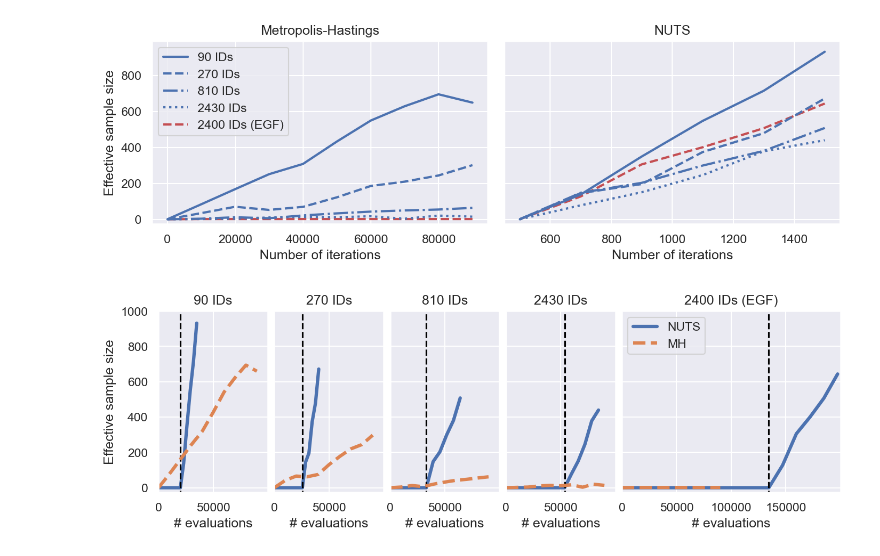
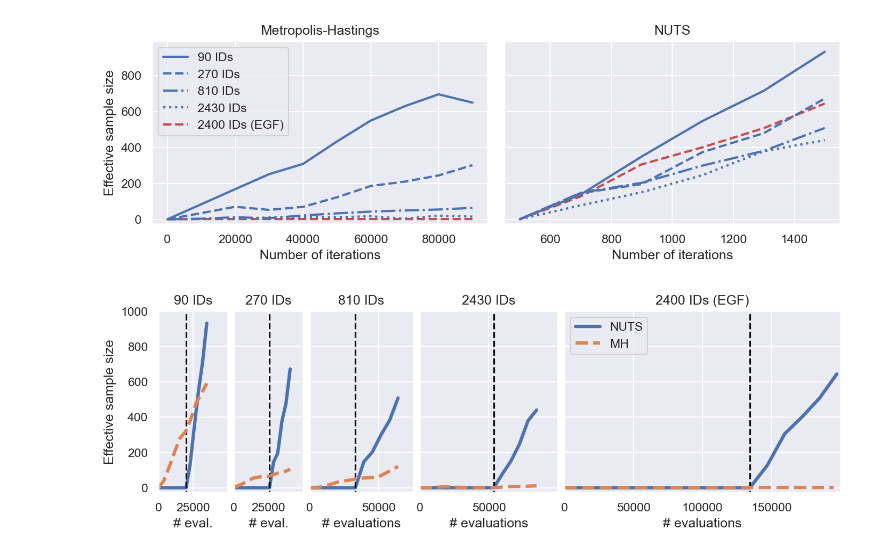
Before and after one commit to DavAug/filter-inference, a Jupyter notebook: results/2_egf_pathway/results.ipynb, the cells around one changed output. Saved outputs shown, nothing was run; the diff lists cells and outputs as text; code cells hidden in the pictures.

```diff
--- a/results/2_egf_pathway/results.ipynb
+++ b/results/2_egf_pathway/results.ipynb
@@ -1012,7 +1012,7 @@ plt.show()
 fontsize = 11
 my_dpi = 192
 fig = plt.figure(figsize=(2250 // my_dpi, 600 // my_dpi), dpi=150)
-outer = gridspec.GridSpec(1, 5, wspace=0.05, width_ratios=[1, 1, 1, 1, 2])
+outer = gridspec.GridSpec(1, 5, wspace=0.05, width_ratios=[1, 1, 1.5, 2, 4])
 
 # Create axis for data
 axes = []
@@ -1070,9 +1070,8 @@ parameters = [
     'Std. Initial count',
     'Std. Growth rate',
     'Pooled Sigma']
-n_iterations = [
-    0, 10000, 20000, 30000, 40000, 50000, 60000, 70000, 80000, 90000]
 for ida, ax in enumerate(axes[:-1]):
+    n_iterations = np.linspace(0, np.sum(n_evals[ida]), num=10)
     mean = []
     for n in n_iterations:
         if n == 0:
@@ -1080,7 +1079,7 @@ for ida, ax in enumerate(axes[:-1]):
             continue
 
         ess = az.ess(
-            cancer_results_mh[ida][parameters].sel(draw=slice(500, n)))
+            cancer_results_mh[ida][parameters].sel(draw=slice(0, n)))
         m = np.min([ess[p].values for p in parameters])
         mean += [m]
     ax.plot(
@@ -1129,7 +1128,8 @@ parameters = [
     'Std. Production rate']
 mean = []
 n_iterations = [
-    0, 10000, 20000, 30000, 40000, 50000, 60000, 70000, 80000, 90000]
+    0, 20000, 40000, 60000, 80000, 100000, 120000, 140000, 160000, 180000,
+    195000]
 for n in n_iterations:
     if n == 0:
         mean += [0]
@@ -1137,35 +1137,41 @@ for n in n_iterations:
 
     ess = az.ess(egf_results_mh[parameters].sel(draw=slice(0, n)))
     m = np.min([ess[p].values for p in parameters])
     mean += [m]
 axes[-1].plot(
     n_iterations, mean, label='MH', color=sns.color_palette()[1],
     linewidth=3, linestyle='dashed')
 
 # Labelling
 titles = [
     '90 IDs', '270 IDs', '810 IDs',
     '2430 IDs', '2400 IDs (EGF)']
-for ida, ax in enumerate(axes):
+for ida, ax in enumerate(axes[:2]):
+    ax.set_xlabel('# eval.')
+    ax.set_title(titles[ida])
+    ax.set_ylim([-25, 1000])
+for ida, ax in enumerate(axes[2:]):
     ax.set_xlabel('# evaluations')
-    ax.set_title(titles[ida])
+    ax.set_title(titles[ida+2])
     ax.set_ylim([-25, 1000])
 axes[0].set_ylabel('Effective sample size')
 for ax in axes[1:]:
     ax.set_yticklabels([])
 axes[-1].legend(loc='upper left')
-for ax in axes[:-1]:
-    ax.set_xlim([0, 99999])
+for ax in axes[:2]:
+    ax.set_xlim([0, 49999])
+axes[2].set_xlim([0, 74999])
+axes[3].set_xlim([0, 99999])
 axes[-1].set_xlim([0, 199998])
 
 directory = os.getcwd()
 plt.savefig(
     directory + '/10_nuts_versus_metropolis_hastings.tif',
     bbox_inches='tight')
 plt.savefig(
     directory + '/10_nuts_versus_metropolis_hastings.pdf',
     bbox_inches='tight')
 
 plt.show()
 # %% [output]
-[figure, old version]
+[figure, new version]
```
Also changed, not shown: parts of 2 cells of this notebook, 13 other files.
